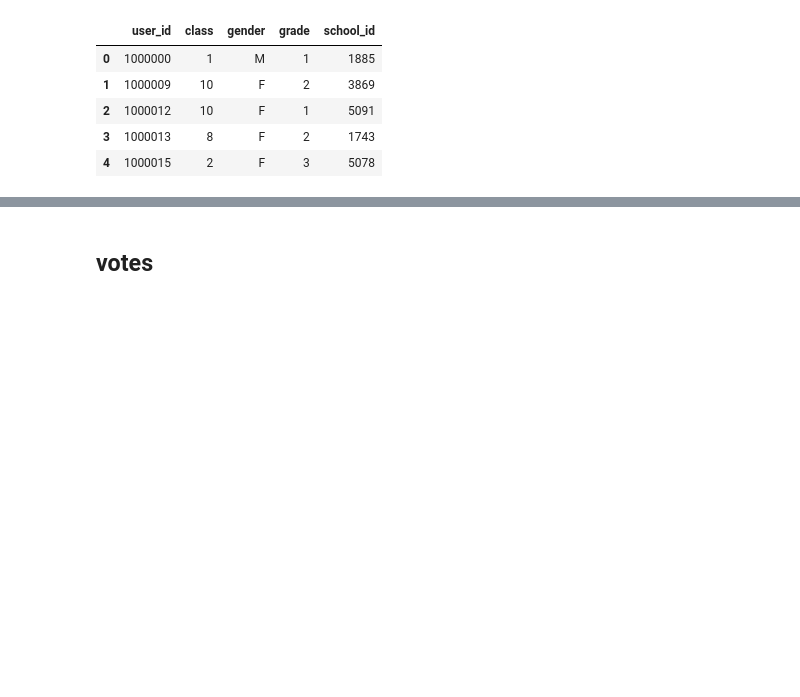
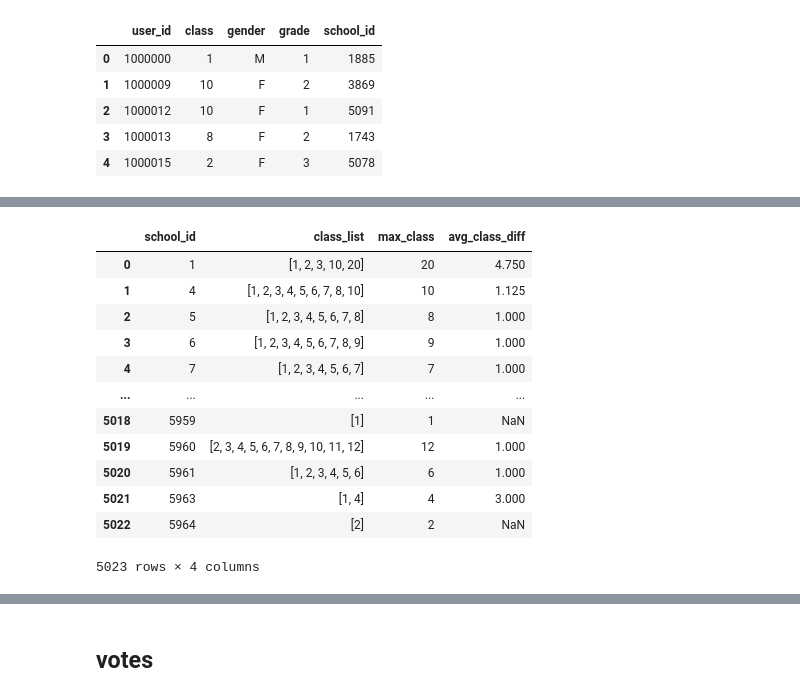
Before and after one commit to EtheriumArchive/Codeit_project, a Jupyter notebook: eda_eunsu_v3.ipynb, the cells around one changed output, grey strips where cells are left out. Drawn from its saved outputs; the diff is of its cells as text; code cells hidden in the pictures; blank space fills up the shorter version.

```diff
--- a/eda_eunsu_v3.ipynb
+++ b/eda_eunsu_v3.ipynb
@@ -369,0 +415,8 @@ user_properties.head(5)
+# %%
+max_class = user_properties.groupby('school_id')['class'].max().reset_index(name='max_class')
+# %%
+# set은 중복값을 자동으로 없애주니
+# 먼저 set으로 만들고 나중에 list로 바꾸기
+class_list = user_properties.groupby('school_id')['class'].apply(set).reset_index(name='class_list')
+class_list['class_list'] = class_list['class_list'].apply(list)
+class_list
@@ -369,0 +465,18 @@ user_properties.head(5)
+# %%
+# 학교 별 반 구성, max 반 번호, 평균 반 차이를 구함
+school_info['avg_class_diff'] = total
+school_info
+# %% [output]
+|  | school_id | class_list | max_class | avg_class_diff |
+| 0 | 1 | [1, 2, 3, 10, 20] | 20 | 4.750 |
+| 1 | 4 | [1, 2, 3, 4, 5, 6, 7, 8, 10] | 10 | 1.125 |
+| 2 | 5 | [1, 2, 3, 4, 5, 6, 7, 8] | 8 | 1.000 |
+| 3 | 6 | [1, 2, 3, 4, 5, 6, 7, 8, 9] | 9 | 1.000 |
+| 4 | 7 | [1, 2, 3, 4, 5, 6, 7] | 7 | 1.000 |
+| ... | ... | ... | ... | ... |
+| 5018 | 5959 | [1] | 1 | NaN |
+| 5019 | 5960 | [2, 3, 4, 5, 6, 7, 8, 9, 10, 11, 12] | 12 | 1.000 |
+| 5020 | 5961 | [1, 2, 3, 4, 5, 6] | 6 | 1.000 |
+| 5021 | 5963 | [1, 4] | 4 | 3.000 |
+| 5022 | 5964 | [2] | 2 | NaN |
+5023 rows × 4 columns
```
Also changed, not shown: parts of 14 cells of this notebook.
